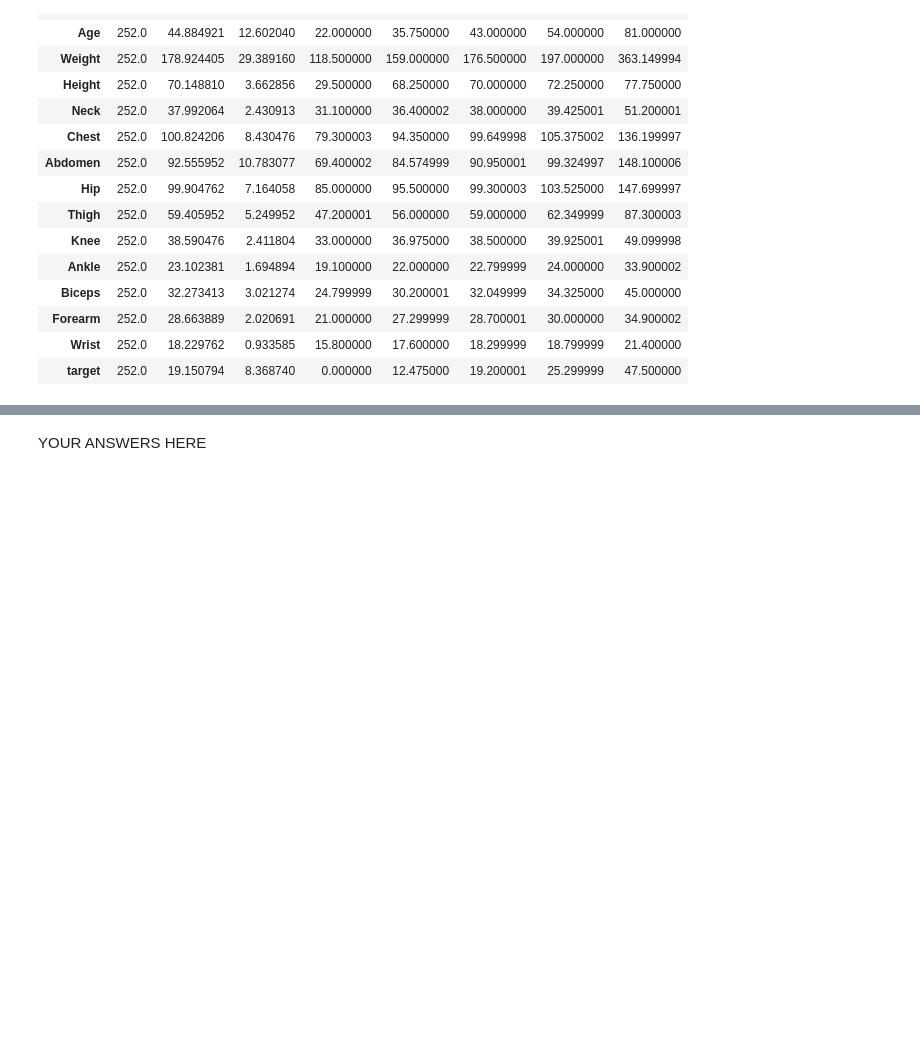
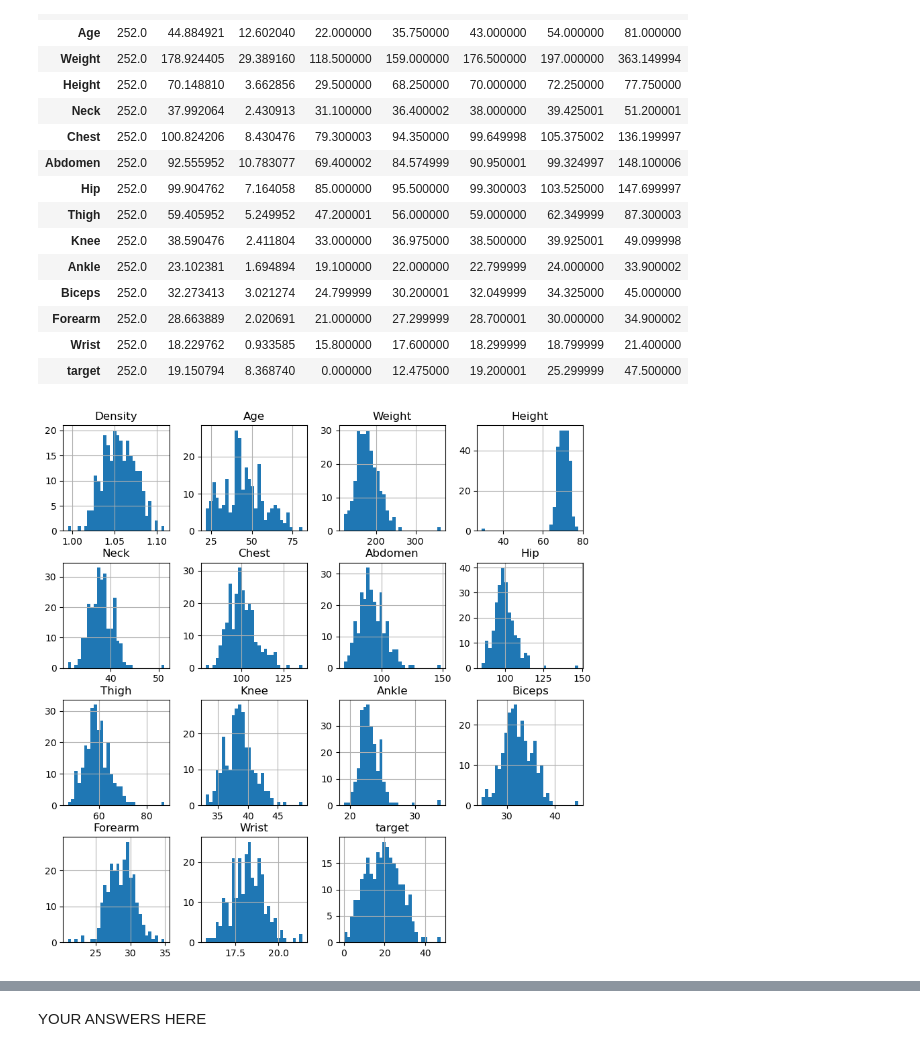
Before and after one commit to chenmichael2/dx602-final-project, a Jupyter notebook: project.ipynb, the cells around one changed output, grey strips where cells are left out. Saved outputs shown, nothing was run; the diff lists cells and outputs as text; code cells hidden in the pictures; blank space fills up the shorter version.

```diff
--- a/project.ipynb
+++ b/project.ipynb
@@ -183,3 +183,7 @@ body.describe().T
 | Forearm | 252.0 | 28.663889 | 2.020691 | 21.000000 | 27.299999 | 28.700001 | 30.000000 | 34.900002 |
 | Wrist | 252.0 | 18.229762 | 0.933585 | 15.800000 | 17.600000 | 18.299999 | 18.799999 | 21.400000 |
 | target | 252.0 | 19.150794 | 8.368740 | 0.000000 | 12.475000 | 19.200001 | 25.299999 | 47.500000 |
+# %%
+_ = body.hist(figsize=(10, 10), bins=30)
+# %% [output]
+[figure, added]
```
Also changed, not shown: parts of 13 cells of this notebook.
